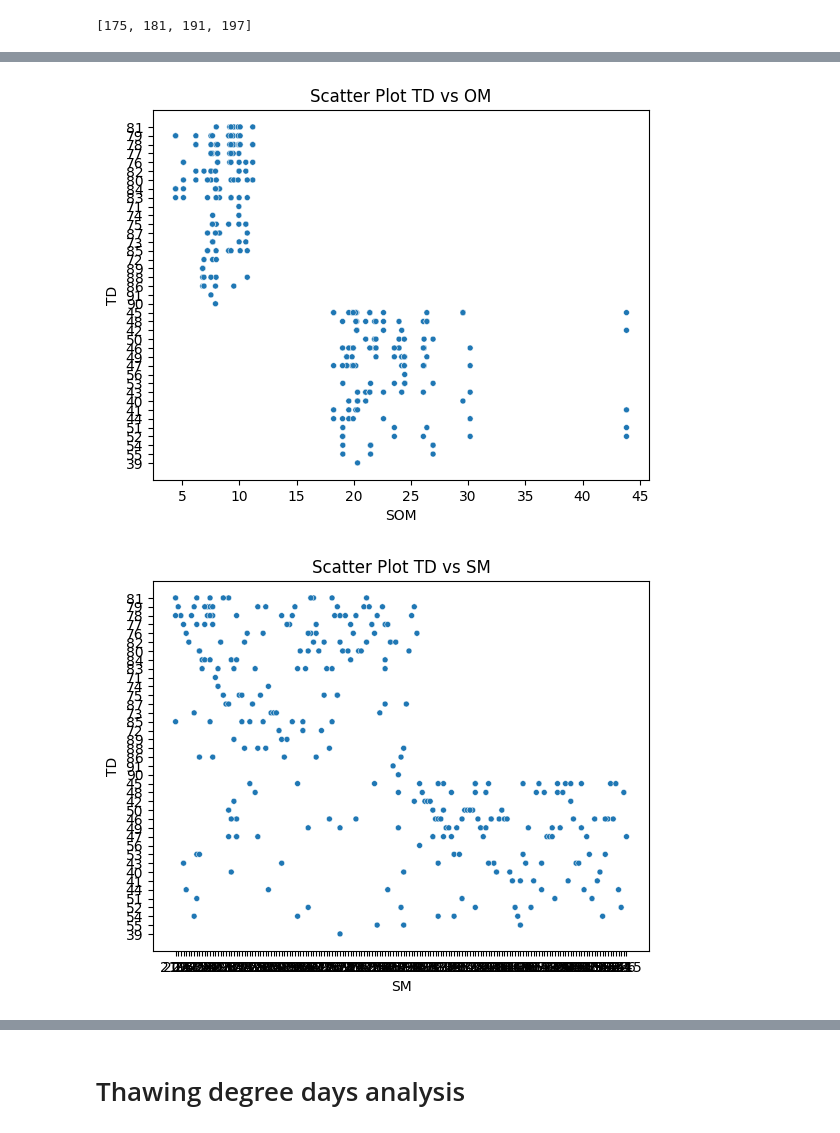
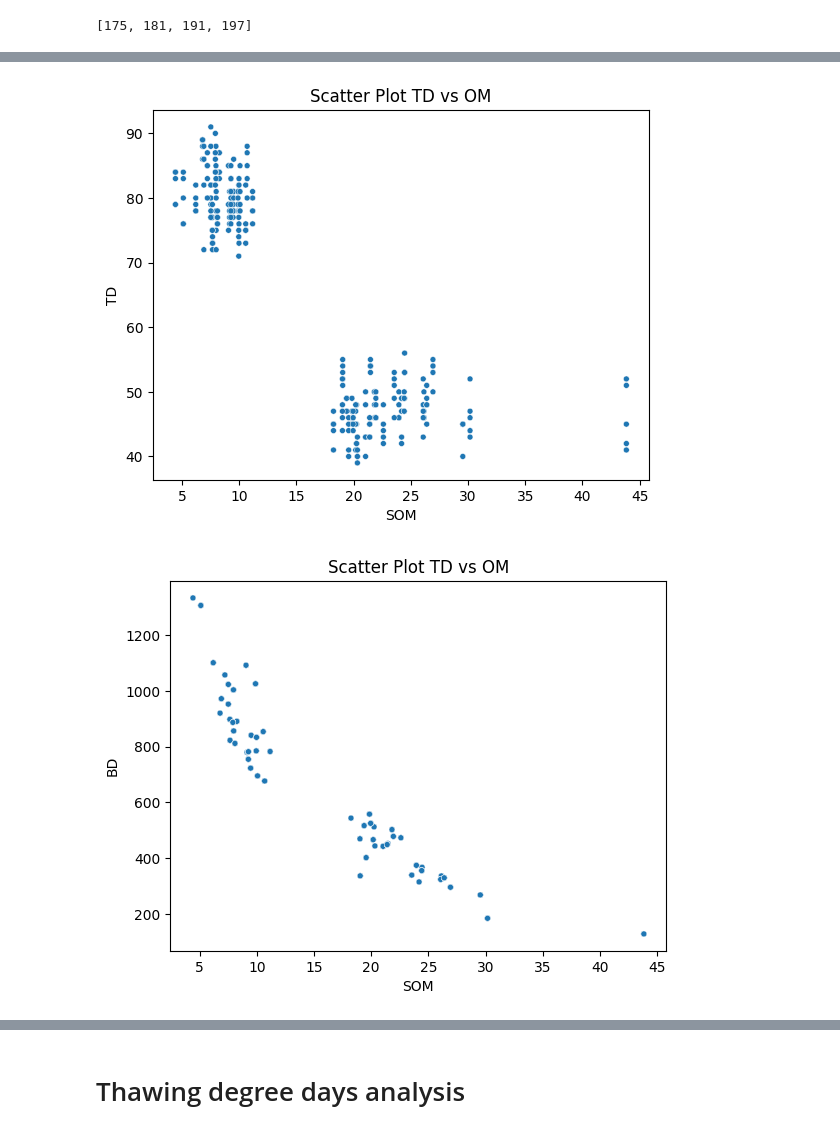
Before and after one commit to JorgeMoranBornemann/BScThesis, a Jupyter notebook: Notebook_BScThesis.ipynb, the cells around one changed output, grey strips where cells are left out. Cells and saved outputs as stored; diff of their text form; code cells hidden in the pictures.

```diff
--- a/Notebook_BScThesis.ipynb
+++ b/Notebook_BScThesis.ipynb
@@ -246,6 +270,11 @@ df_OM_filtered = df_OM_filtered.drop(['MossLayer', 'AdditionalComments', 'sample
 
 #combines the thaw depth and soil mositure dataset with the soil organic matter and bulk density dataset
 df_TD_SM_OM = pd.merge(df_TD_SM, df_OM_filtered, on=['location', 'treatment', 'pair', 'plot'])
+
+df_TD_SM_OM['TD'] = pd.to_numeric(df_TD_SM_OM['TD'], errors='coerce')
+df_TD_SM_OM['SM'] = pd.to_numeric(df_TD_SM_OM['SM'], errors='coerce')
+df_TD_SM_OM['BD'] = pd.to_numeric(df_TD_SM_OM['BD'], errors='coerce')
+df_TD_SM_OM['SOM'] = pd.to_numeric(df_TD_SM_OM['SOM'], errors='coerce')
 # %%
 df_TD_SM_OM
 # %% [output]
@@ -307,27 +336,27 @@ plt.title('Scatter Plot TD vs OM')
 # Show the plot
 plt.show()
 # %% [output]
-[figure, old version]
+[figure, new version]
 # %%
 # Create a scatter plot with color gradient by SM
-scatter_plot = sns.scatterplot(x='SM', y='TD', size = 40, data=df_TD_SM_OM)
+scatter_plot = sns.scatterplot(x='SOM', y='BD', size = 40, data=df_TD_SM_OM)
 
 # Remove the default legend
 scatter_plot.get_legend().remove()
 
 # Add a Colorbar
 #cbar = plt.colorbar(scatter_plot.collections[0], ax=scatter_plot, orientation='vertical')
 #cbar.set_label('SM')
 
 # Increase the step between displayed numbers on the y-axis
 #plt.yticks(range(40, 81, 20))
 
 # Add labels and a title
-plt.xlabel('SM')
-plt.ylabel('TD')
-plt.title('Scatter Plot TD vs SM')
+plt.xlabel('SOM')
+plt.ylabel('BD')
+plt.title('Scatter Plot TD vs OM')
 
 # Show the plot
 plt.show()
 # %% [output]
-[figure, old version]
+[figure, new version]
```
Also changed, not shown: parts of 24 cells of this notebook.
